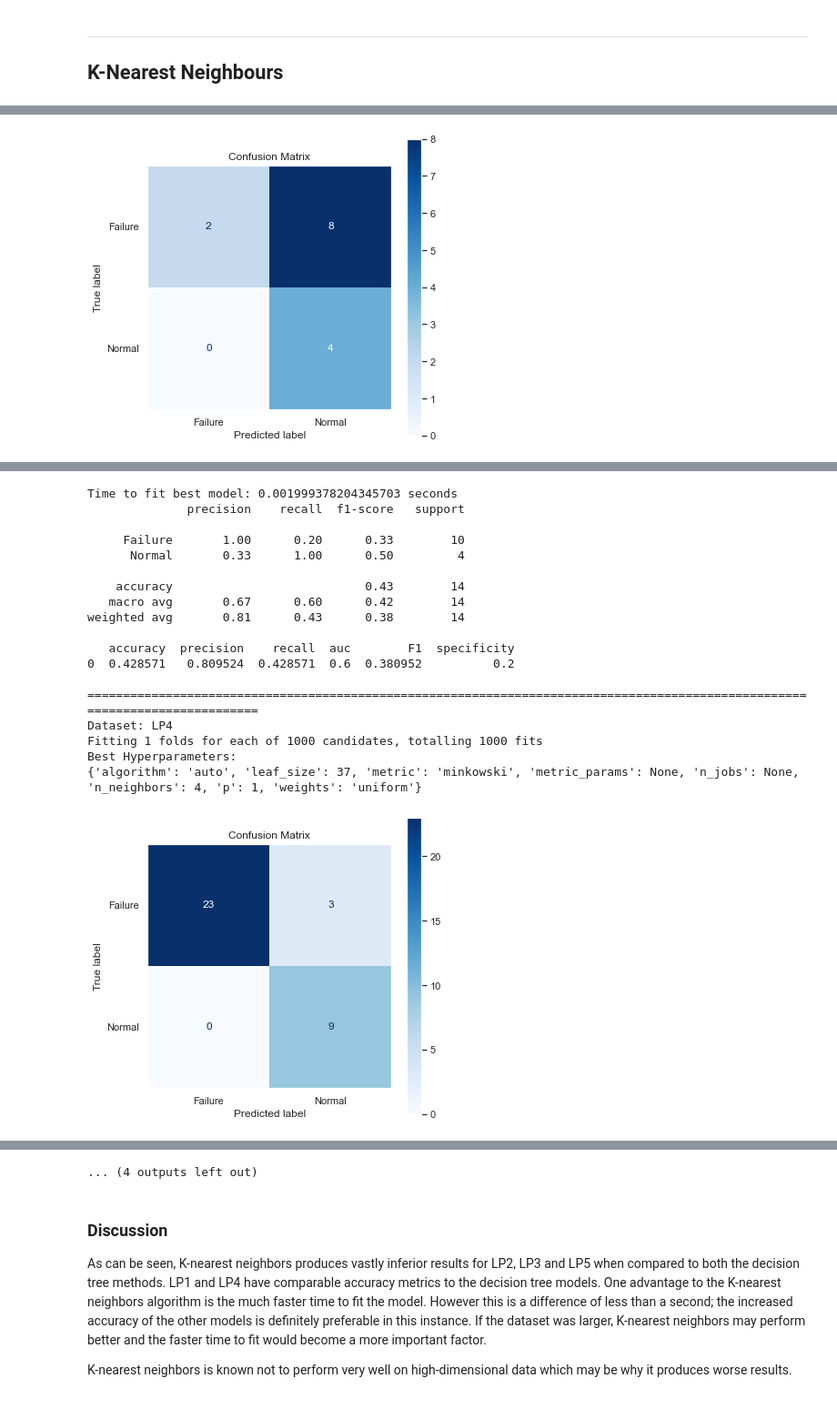
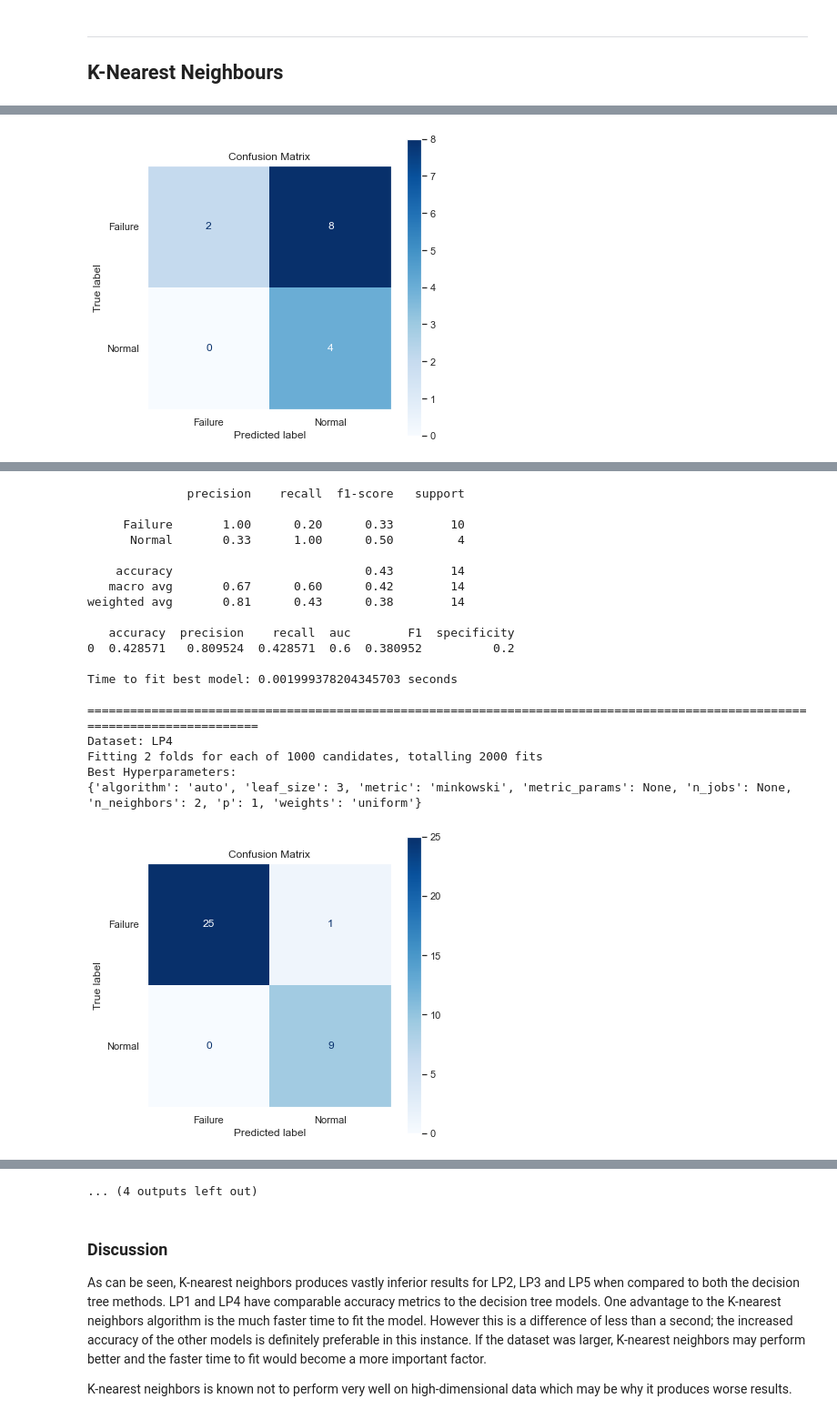
Before and after one commit to Danielwoodh/Robot-Failure-Classification, a Jupyter notebook: robot-failure-classification.ipynb, the cells around one changed output, grey strips where cells are left out. Shown at 91% size. Cells and saved outputs as stored; diff of their text form; code cells hidden in the pictures.

```diff
--- a/robot-failure-classification.ipynb
+++ b/robot-failure-classification.ipynb
@@ -742,7 +742,7 @@ for dataset, input_cols, output_cols, name in binary_zipped_dict:
         hyperparams=params,
         # Amount of K Cross-folds to use,
         # if cv=1 no folds are used
-        cv=1,
+        cv=2,
         # Boolean, should SMOTE be used, default True
         smote=True,
         # Defining the size of the test dataset~
@@ -830,7 +832,7 @@ for dataset, input_cols, output_cols, name in multi_zipped_dict:
         df=dataset,
         classifier=RandomForestClassifier(random_state=0),
         hyperparams=params,
-        cv=1,
+        cv=2,
         smote=True,
         test_size=0.5,
         n_iter=1000,
@@ -957,7 +959,7 @@ for dataset, input_cols, output_cols, name in binary_zipped_dict:
         hyperparams=params,
         # Amount of K Cross-folds to use,
         # if cv=1 no folds are used
-        cv=1,
+        cv=2,
         # Boolean, should SMOTE be used, default True
         smote=True,
         # Defining the size of the test dataset
@@ -1071,7 +1076,7 @@ for dataset, input_cols, output_cols, name in binary_zipped_dict:
         hyperparams=params,
         # Amount of K Cross-folds to use,
         # if cv=1 no folds are used
-        cv=1,
+        cv=2,
         # Boolean, should SMOTE be used, default True
         smote=True,
         # Defining the size of the test dataset
@@ -1132,23 +1139,24 @@ Fitting 1 folds for each of 1000 candidates, totalling 1000 fits
 Best Hyperparameters:
 {'algorithm': 'auto', 'leaf_size': 3, 'metric': 'minkowski', 'metric_params': None, 'n_jobs': None, 'n_neighbors': 1, 'p': 2, 'weights': 'uniform'}
 [figure]
 [figure]
-Time to fit best model: 0.001999378204345703 seconds
               precision    recall  f1-score   support
 
      Failure       1.00      0.20      0.33        10
       Normal       0.33      1.00      0.50         4
 
     accuracy                           0.43        14
    macro avg       0.67      0.60      0.42        14
 weighted avg       0.81      0.43      0.38        14
 
    accuracy  precision    recall  auc        F1  specificity
 0  0.428571   0.809524  0.428571  0.6  0.380952          0.2
 
+Time to fit best model: 0.001999378204345703 seconds
+
 =============================================================================================================================
 Dataset: LP4
-Fitting 1 folds for each of 1000 candidates, totalling 1000 fits
+Fitting 2 folds for each of 1000 candidates, totalling 2000 fits
 Best Hyperparameters:
-{'algorithm': 'auto', 'leaf_size': 37, 'metric': 'minkowski', 'metric_params': None, 'n_jobs': None, 'n_neighbors': 4, 'p': 1, 'weights': 'uniform'}
+{'algorithm': 'auto', 'leaf_size': 3, 'metric': 'minkowski', 'metric_params': None, 'n_jobs': None, 'n_neighbors': 2, 'p': 1, 'weights': 'uniform'}
-[figure, old version]
+[figure, new version]
```
Also changed, not shown: parts of 17 cells of this notebook, 1 other file.
